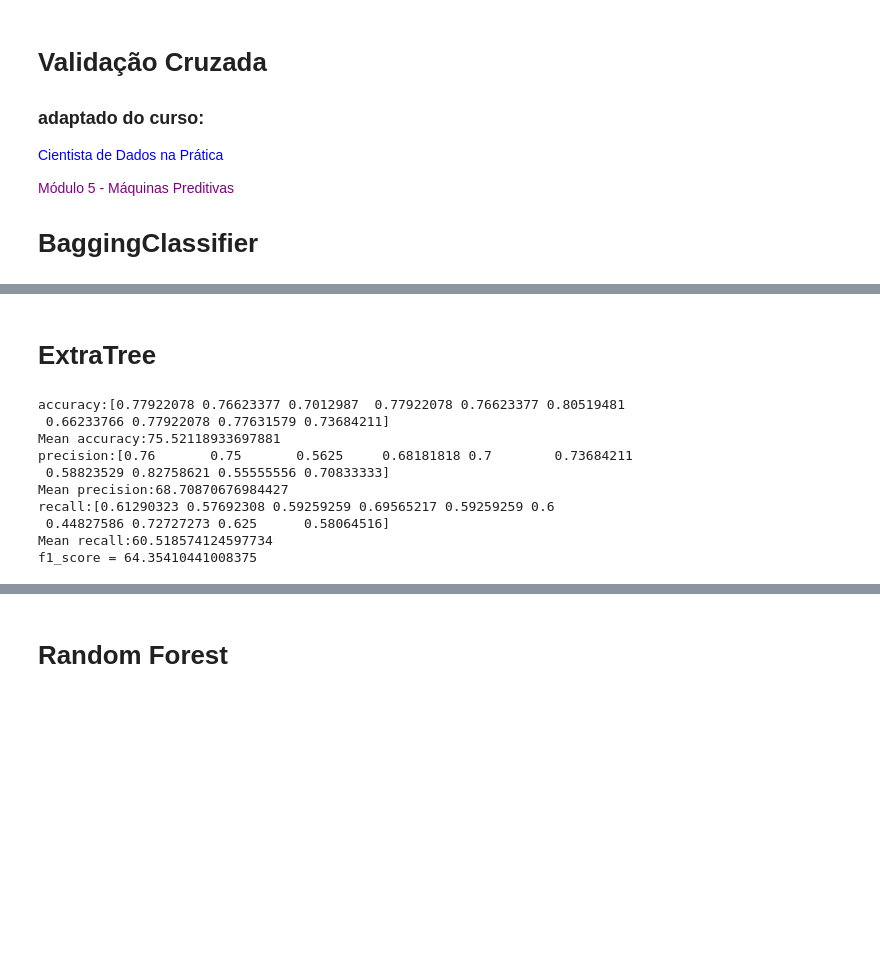
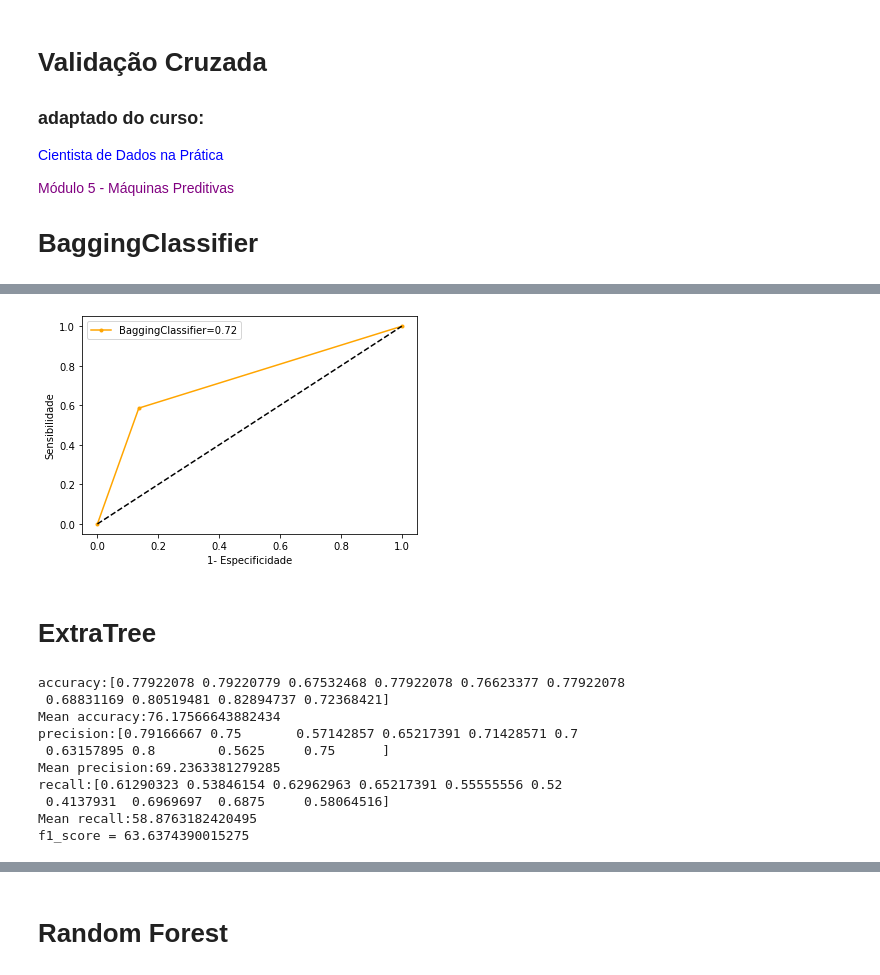
Before and after one commit to joseboas/cross_validation, a Jupyter notebook: Ensemble_Cross_Validation.ipynb, the cells around one changed output, grey strips where cells are left out. Cells and saved outputs as stored; diff of their text form; code cells hidden in the pictures; blank space fills up the shorter version.

```diff
--- a/Ensemble_Cross_Validation.ipynb
+++ b/Ensemble_Cross_Validation.ipynb
@@ -61,0 +88,5 @@ f1_score = 62.94191628390459
+# %%
+ba_curva_roc = roc_auc_score(Y,ba_pred)
+ba_kappa = cohen_kappa_score(Y,ba_pred)
+print(f'Kappa:{round(ba_kappa,2)}')
+print(f'Curva ROC:{round(ba_curva_roc,2)}')
@@ -62,10 +104,20 @@ f1_score = 62.94191628390459
+# %%
+ba_fp,ba_vp,lim1 = roc_curve(Y,ba_pred)
+plt.plot(ba_fp,ba_vp, marker='.', label='BaggingClassifier='+str(round(ba_curva_roc,2)),color="orange")
+plt.plot([0, 1], [0, 1], color='black', linestyle='--')
+# alterando o nome dos eixos
+plt.xlabel('1- Especificidade')
+plt.ylabel('Sensibilidade')
+# Legenda
+plt.legend()
+# Mostrando o gráfico
+plt.show()
+#fig.savefig("images/mlpr_0305.png")
+# %% [output]
+[figure, added]
 # %% [markdown]
 # ExtraTree
 # %%
-# Import dos módulos
-from pandas import read_csv
-from sklearn.model_selection import KFold
-from sklearn.model_selection import cross_val_score
 from sklearn.ensemble import ExtraTreesClassifier
 
 # Carregando os dados
@@ -84,7 +136,7 @@ seed = 7
 
 # Definindo o número de trees
 num_trees = 100
-max_features = 7
+max_features = 5
 
 # Separando os dados em folds
 kfold = KFold(num_folds, shuffle= True, random_state = seed)
@@ -105,13 +157,13 @@ for score in ["accuracy", "precision", "recall"]:
 f1_score = (2 * precision * recall) / (precision + recall)
 print(f'f1_score = {f1_score * 100}')
 # %% [output]
-accuracy:[0.77922078 0.76623377 0.7012987  0.77922078 0.76623377 0.80519481
- 0.66233766 0.77922078 0.77631579 0.73684211]
-Mean accuracy:75.52118933697881
-precision:[0.76       0.75       0.5625     0.68181818 0.7        0.73684211
- 0.58823529 0.82758621 0.55555556 0.70833333]
-Mean precision:68.70870676984427
-recall:[0.61290323 0.57692308 0.59259259 0.69565217 0.59259259 0.6
- 0.44827586 0.72727273 0.625      0.58064516]
-Mean recall:60.518574124597734
-f1_score = 64.35410441008375
+accuracy:[0.77922078 0.79220779 0.67532468 0.77922078 0.76623377 0.77922078
+ 0.68831169 0.80519481 0.82894737 0.72368421]
+Mean accuracy:76.17566643882434
+precision:[0.79166667 0.75       0.57142857 0.65217391 0.71428571 0.7
+ 0.63157895 0.8        0.5625     0.75      ]
+Mean precision:69.2363381279285
+recall:[0.61290323 0.53846154 0.62962963 0.65217391 0.55555556 0.52
+ 0.4137931  0.6969697  0.6875     0.58064516]
+Mean recall:58.8763182420495
+f1_score = 63.6374390015275
```
Also changed, not shown: parts of 17 cells of this notebook.
